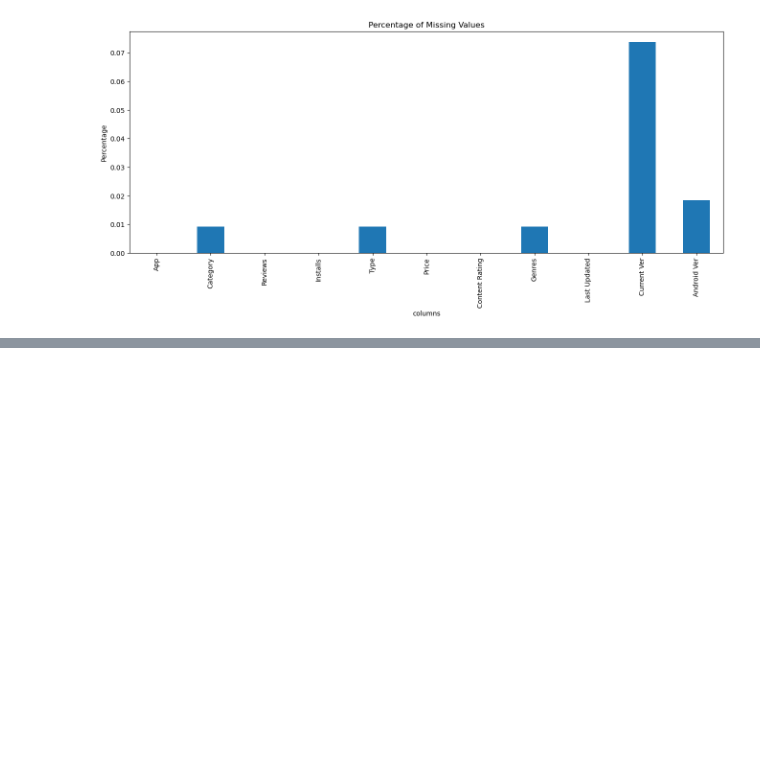
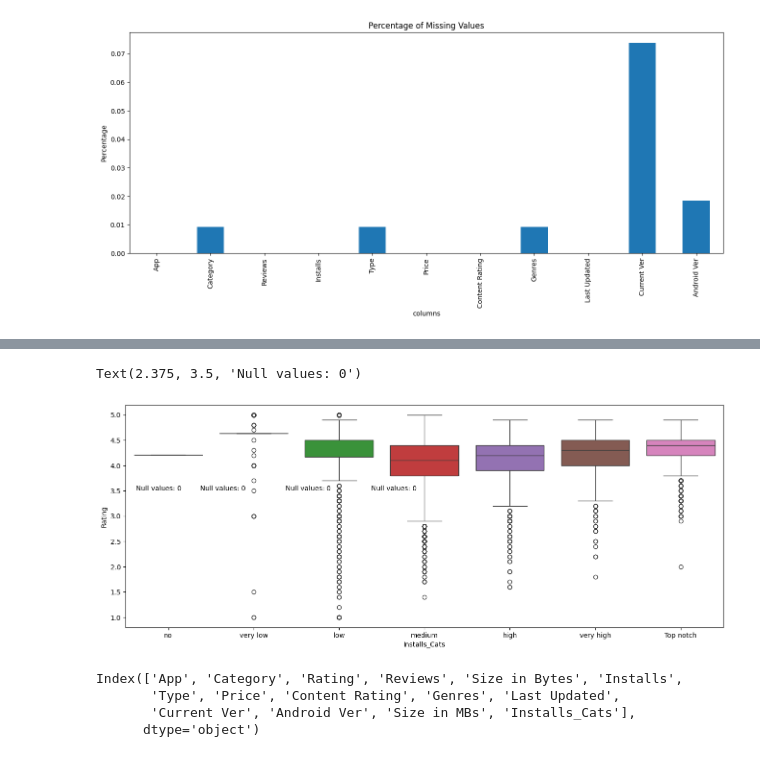
Before and after one commit to ShehzadAhmad-learner/Exploratory-Data-Analysis, a Jupyter notebook: cod_eda_googleplaystore.ipynb, the cells around one changed output, grey strips where cells are left out. Drawn from its saved outputs; the diff is of its cells as text; code cells hidden in the pictures; blank space fills up the shorter version.

```diff
--- a/cod_eda_googleplaystore.ipynb
+++ b/cod_eda_googleplaystore.ipynb
@@ -415,0 +674,4 @@ Text(0.5, 1.0, 'Percentage of Missing Values')
+# %%
+ave_rating = df.groupby('Installs_Cats')['Rating'].mean()
+# %%
+df['Rating'].fillna(df['Installs_Cats'].map(ave_rating),inplace=True)
@@ -415,0 +737,19 @@ Text(0.5, 1.0, 'Percentage of Missing Values')
+# %%
+df['Rating'].fillna(df.Rating.mean(),inplace=True)
+# %%
+plt.figure(figsize=(16,6))
+sns.boxplot(y='Rating',x='Installs_Cats',hue='Installs_Cats',data=df)
+plt.text(-0.375, 3.5, 'Null values: 0')
+plt.text(0.375, 3.5, 'Null values: 0')
+plt.text(1.375, 3.5, 'Null values: 0')
+plt.text(2.375, 3.5, 'Null values: 0')
+# %% [output]
+Text(2.375, 3.5, 'Null values: 0')
+[figure, added]
+# %%
+df.columns
+# %% [output]
+Index(['App', 'Category', 'Rating', 'Reviews', 'Size in Bytes', 'Installs',
+       'Type', 'Price', 'Content Rating', 'Genres', 'Last Updated',
+       'Current Ver', 'Android Ver', 'Size in MBs', 'Installs_Cats'],
+      dtype='object')
```
Also changed, not shown: parts of 36 cells of this notebook.
